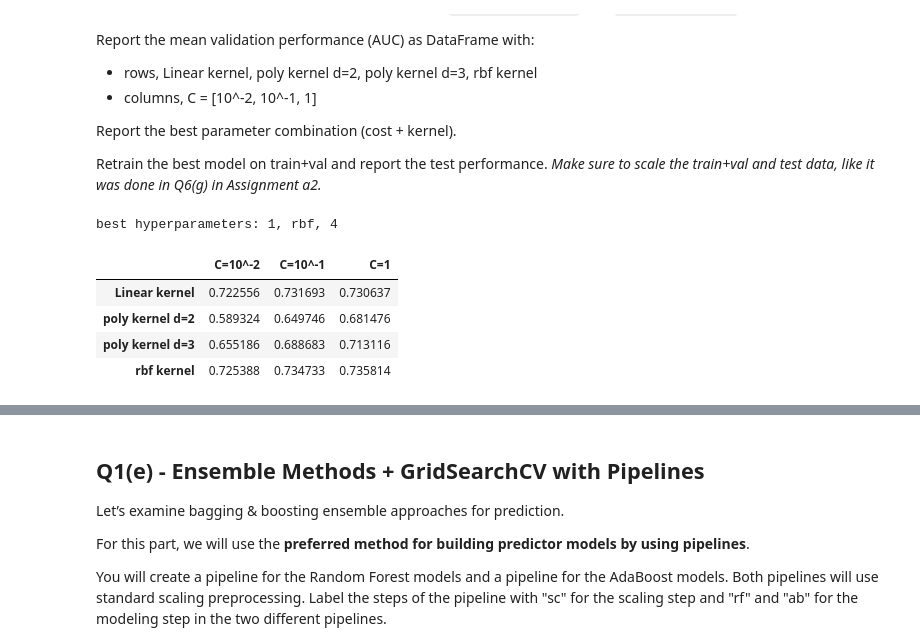
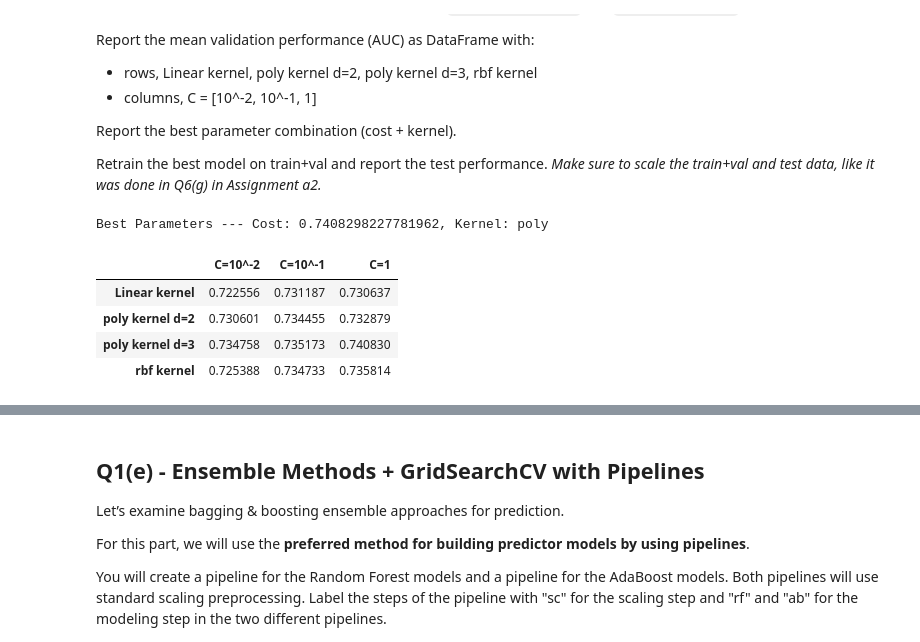
Before and after one commit to Spades5665/MTUClasses, a Jupyter notebook: CS4821-DataMining/a3/a3-4821.ipynb, the cells around one changed output, grey strips where cells are left out. Drawn from its saved outputs; the diff is of its cells as text; code cells hidden in the pictures.

```diff
--- a/CS4821-DataMining/a3/a3-4821.ipynb
+++ b/CS4821-DataMining/a3/a3-4821.ipynb
@@ -284,7 +284,7 @@ for i, C in enumerate(C_values):
             X_val_fold_scaled = scaler.transform(X_val_fold)
 
             # Training the model
-            svm_poly = SVC(kernel='poly', C=C, degree=degree, probability=True)
+            svm_poly = SVC(kernel='poly', C=C, degree=degree, coef0=1, probability=True)
             svm_poly.fit(X_train_fold_scaled, y_train_fold)
 
             # Storing AUC value
@@ -332,40 +332,43 @@ svm_results = pd.DataFrame({
         np.mean(svm_poly_auc_val[:, 2, 1], axis = 0),
         np.mean(svm_poly_auc_val[:, 2, 2], axis = 0),
         np.mean(svm_rbf_auc_val[:, 2], axis=0)
     ]
 }, index = ['Linear kernel', 'poly kernel d=2', 'poly kernel d=3', 'rbf kernel'])
 
 # Find best hyperparameter combination
 svm_best_auc = np.max(svm_results.values)
 svm_best_indices = np.unravel_index(np.argmax(svm_results.values), svm_results.values.shape)
 svm_bestC = C_values[svm_best_indices[1]]
 svm_bestKernel = 'poly'
 if svm_best_indices[0] == 0:
     svm_bestKernel = 'linear'
 elif svm_best_indices[0] == 3:
     svm_bestKernel = 'rbf'
-svm_bestD = svm_best_indices[0] + 1
+svm_bestD = np.nan if svm_bestKernel == 'rbf' else svm_best_indices[0] + 1
 
 # Retrain the best model on train+val and report test performance
 scaler_final = StandardScaler()
 X_trainval_sc = scaler_final.fit_transform(X_trainval)
 X_test_sc = scaler_final.transform(X_test)
 
-svm_best = SVC(kernel=svm_bestKernel, C=svm_bestC, degree=svm_bestD, probability=True)
+svm_best = SVC(kernel=svm_bestKernel, C=svm_bestC, probability=True)
+if not svm_bestKernel == 'rbf':
+    svm_best = SVC(kernel=svm_bestKernel, C=svm_bestC, degree=svm_bestD, coef0=1, probability=True)
+
 svm_best.fit(X_trainval_sc, y_trainval)
 
 # Evaluate on test set
 y_test_pred = svm_best.predict(X_test_sc)
 svm_auc_test = roc_auc_score(y_test, y_test_pred)
 
-print('best hyperparameters: %d, %s, %d' % (svm_bestC, svm_bestKernel, svm_bestD))
+print(f'Best Parameters --- Cost: {svm_best_auc}, Kernel: {svm_bestKernel}')
 svm_results
 # %% [output]
-best hyperparameters: 1, rbf, 4
+Best Parameters --- Cost: 0.7408298227781962, Kernel: poly
 |  | C=10^-2 | C=10^-1 | C=1 |
-| Linear kernel | 0.722556 | 0.731693 | 0.730637 |
-| poly kernel d=2 | 0.589324 | 0.649746 | 0.681476 |
-| poly kernel d=3 | 0.655186 | 0.688683 | 0.713116 |
+| Linear kernel | 0.722556 | 0.731187 | 0.730637 |
+| poly kernel d=2 | 0.730601 | 0.734455 | 0.732879 |
+| poly kernel d=3 | 0.734758 | 0.735173 | 0.740830 |
 | rbf kernel | 0.725388 | 0.734733 | 0.735814 |
 # %%
 grader.check("q1d")
```
Also changed, not shown: parts of 6 cells of this notebook.
